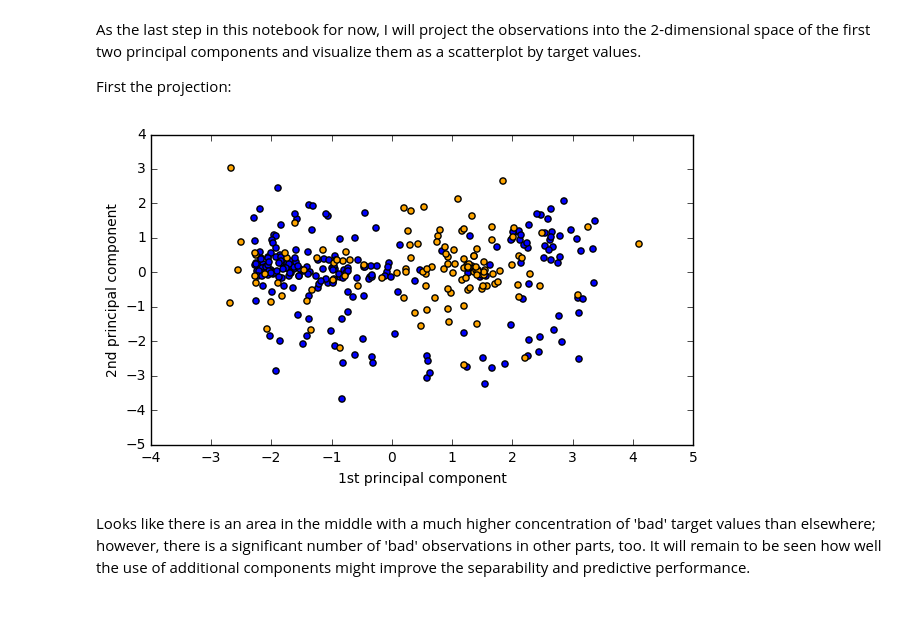
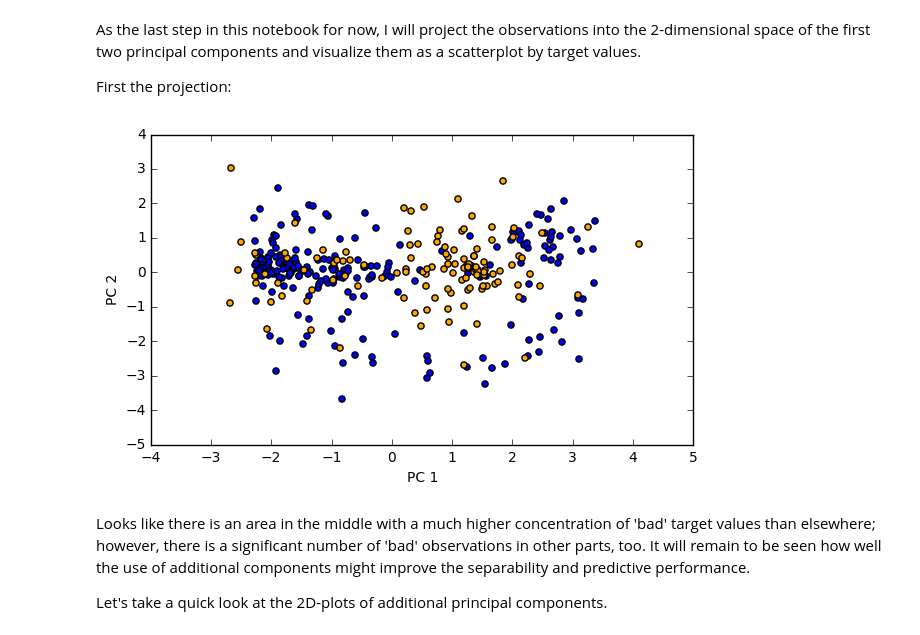
Before and after one commit to n-d-r/ionosphere, a Jupyter notebook: exploratory_analysis.ipynb, the cells around one changed output. Cells and saved outputs as stored; diff of their text form; code cells hidden in the pictures.

```diff
--- a/exploratory_analysis.ipynb
+++ b/exploratory_analysis.ipynb
@@ -244,24 +244,26 @@ First the projection:
 # %%
 projections = X_centred.dot(pca.components_.T)
 # %%
-def plot_projections(projections, target):
+def plot_projections(projections, target, x_axis, y_axis):
     # this function assumes that the order of the rows has not
     # changed throughout and that therefore the features can be
     # correctly sliced by the indices in the target variable
-    x_g = projections[target == 'g', 0]
-    y_g = projections[target == 'g', 1]
-    x_b = projections[target == 'b', 0]
-    y_b = projections[target == 'b', 1]
+    x_g = projections[target == 'g', x_axis]
+    y_g = projections[target == 'g', y_axis]
+    x_b = projections[target == 'b', x_axis]
+    y_b = projections[target == 'b', y_axis]
     plt.figure(figsize=(7, 4))
     plt.scatter(x=x_g, y=y_g, c='blue')
     plt.scatter(x=x_b, y=y_b, c='orange')
-    plt.xlabel('1st principal component')
-    plt.ylabel('2nd principal component')
+    plt.xlabel('PC {}'.format(x_axis + 1))
+    plt.ylabel('PC {}'.format(y_axis + 1))
     plt.show()
     plt.close('all')
 # %%
-plot_projections(projections, np.array(data['target']))
+plot_projections(projections, np.array(data['target']), 0, 1)
 # %% [output]
-[figure, old version]
+[figure, new version]
 # %% [markdown]
 Looks like there is an area in the middle with a much higher concentration of 'bad' target values than elsewhere; however, there is a significant number of 'bad' observations in other parts, too. It will remain to be seen how well the use of additional components might improve the separability and predictive performance.
+
+Let's take a quick look at the 2D-plots of additional principal components.
```
Also changed, not shown: parts of 3 cells of this notebook.
